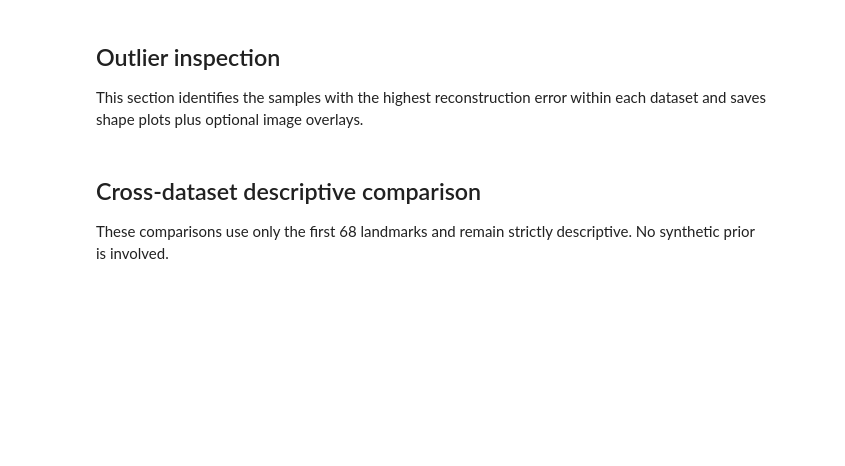
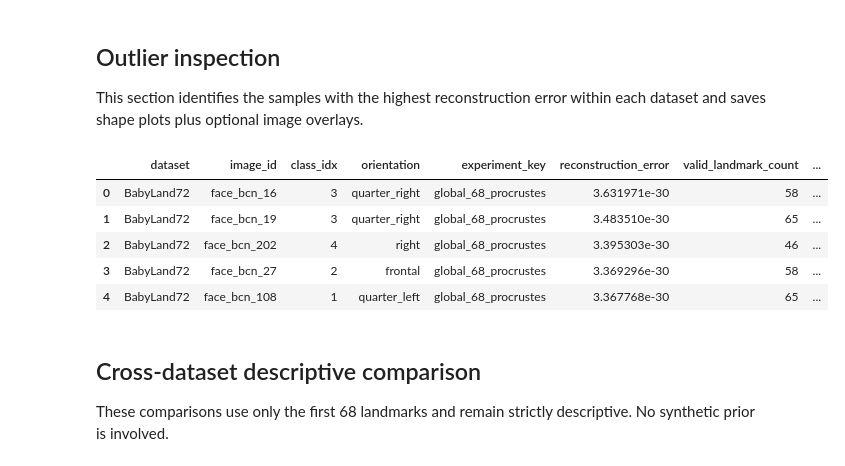
Before and after one commit to Jocareher/landmark-detection, a Jupyter notebook: notebooks/natural_dataset_individual_shape_analysis.ipynb, the cells around one changed output. Cells and saved outputs as stored; diff of their text form; code cells hidden in the pictures; blank space fills up the shorter version.

```diff
--- a/notebooks/natural_dataset_individual_shape_analysis.ipynb
+++ b/notebooks/natural_dataset_individual_shape_analysis.ipynb
@@ -1382,34 +1772,49 @@ def save_outlier_report(samples: list[NaturalDatasetSample], error_df: pd.DataFr
     sample_by_id = {sample.image_id: sample for sample in samples}
     rows = []
     for _, row in top_df.iterrows():
         sample = sample_by_id.get(row['image_id'])
         if sample is None:
             continue
         outlier_dir = OUTPUT_ROOT / dataset_name.lower() / 'outliers'
         fig, ax = plt.subplots(figsize=(6, 6), constrained_layout=True)
-        plot_shape(ax, sample.landmarks[:num_landmarks], f"{dataset_name}: {sample.image_id}\nerror={row['reconstruction_error']:.4f}", num_landmarks)
+        plot_shape(
+            ax,
+            sample.landmarks[:num_landmarks],
+            f"{dataset_name}: {sample.image_id}\nerror={row['reconstruction_error']:.4f}",
+            num_landmarks,
+            dataset_name=dataset_name,
+            coordinate_space='raw',
+            valid_landmark_mask=valid_mask(sample, num_landmarks=num_landmarks),
+        )
         shape_plot_path = outlier_dir / f"{sample.image_id}_{row['experiment_key']}_shape"
         save_figure(fig, shape_plot_path)
         overlay_path = draw_landmarks_on_image(sample, outlier_dir / f"{sample.image_id}_{row['experiment_key']}_overlay.jpg", num_landmarks)
         rows.append({
             'dataset': dataset_name,
             'image_id': sample.image_id,
             'class_idx': sample.class_idx,
             'orientation': sample.orientation,
             'experiment_key': row['experiment_key'],
             'reconstruction_error': row['reconstruction_error'],
             'valid_landmark_count': int(valid_mask(sample, num_landmarks=num_landmarks).sum()),
             'shape_plot_stem': str(shape_plot_path),
             'overlay_path': '' if overlay_path is None else str(overlay_path),
         })
     report = pd.DataFrame(rows)
     save_table(report, OUTPUT_ROOT / dataset_name.lower() / 'outliers' / f'{dataset_name.lower()}_top_reconstruction_outliers.csv')
     return report
 
 
 baby_outliers = save_outlier_report(babyland72_samples, baby_reconstruction_errors, 'BabyLand72', BABYLAND72_LANDMARK_COUNT)
 infant_outliers = save_outlier_report(infantface_samples, infant_reconstruction_errors, 'InfantFace', INFANTFACE_LANDMARK_COUNT)
 baby_outliers.head()
+# %% [output]
+|  | dataset | image_id | class_idx | orientation | experiment_key | reconstruction_error | valid_landmark_count | ... |
+| 0 | BabyLand72 | face_bcn_16 | 3 | quarter_right | global_68_procrustes | 3.631971e-30 | 58 | ... |
+| 1 | BabyLand72 | face_bcn_19 | 3 | quarter_right | global_68_procrustes | 3.483510e-30 | 65 | ... |
+| 2 | BabyLand72 | face_bcn_202 | 4 | right | global_68_procrustes | 3.395303e-30 | 46 | ... |
+| 3 | BabyLand72 | face_bcn_27 | 2 | frontal | global_68_procrustes | 3.369296e-30 | 58 | ... |
+| 4 | BabyLand72 | face_bcn_108 | 1 | quarter_left | global_68_procrustes | 3.367768e-30 | 65 | ... |
 # %% [markdown]
 ## Cross-dataset descriptive comparison
 
```
Also changed, not shown: parts of 17 cells of this notebook, 14 other files.
